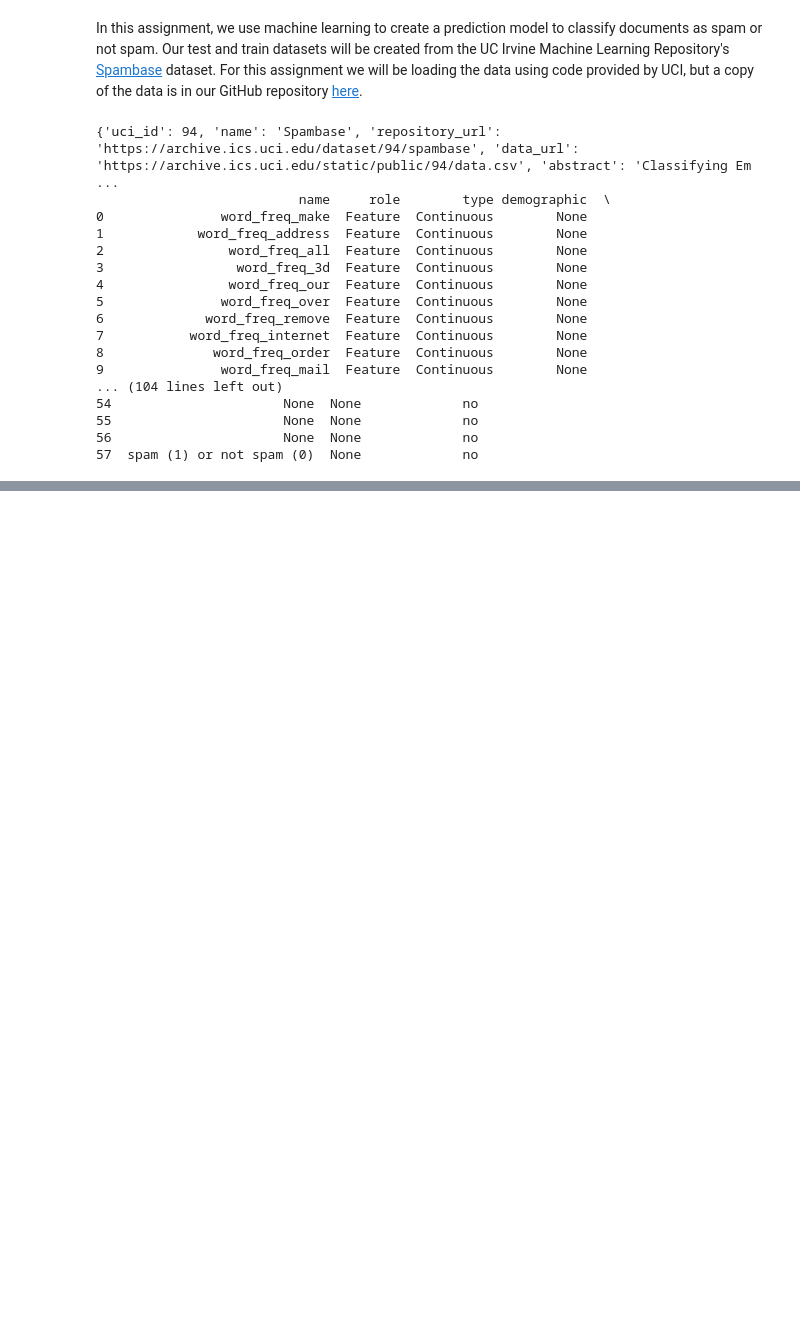
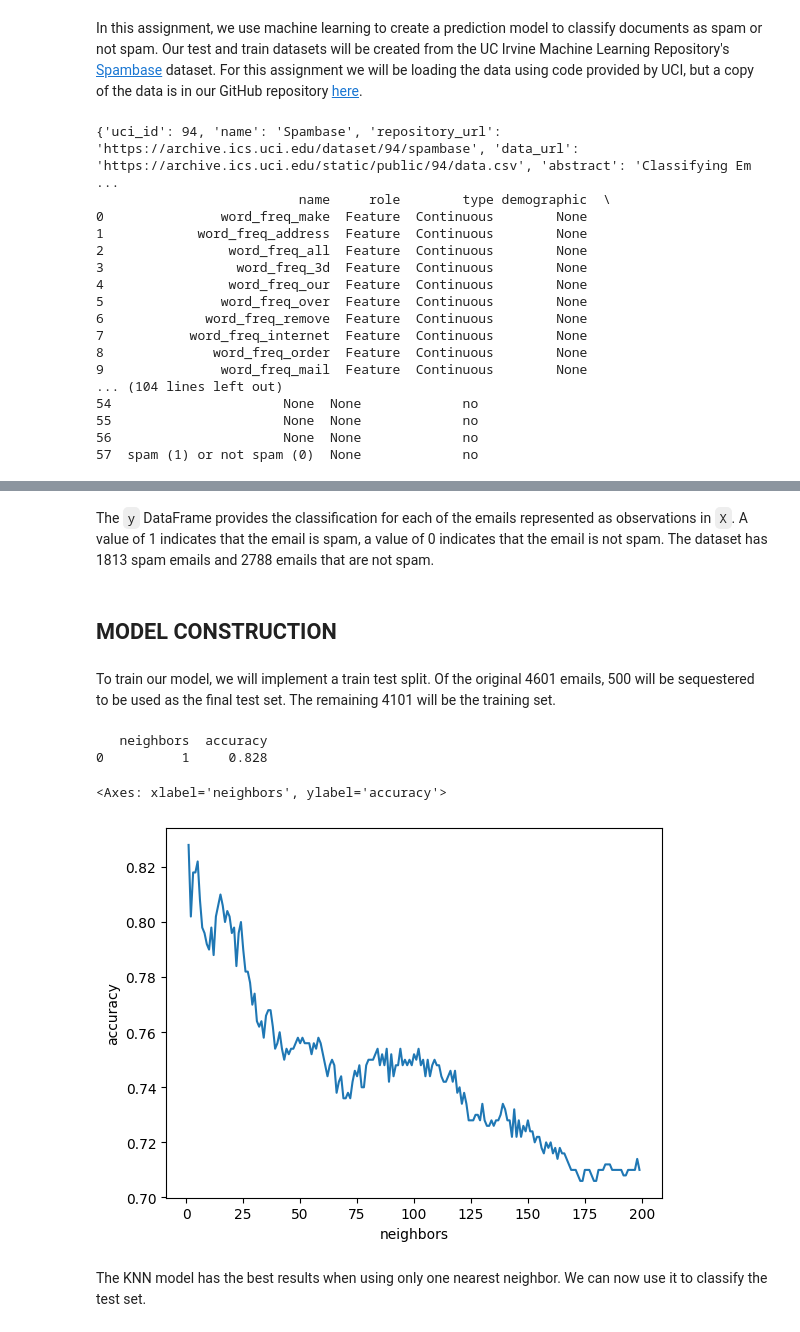
Before and after one commit to Marley-Myrianthopoulos/cunysps_data620, a Jupyter notebook: homework/620_hw6/620_hw6.ipynb, the cells around one changed output, grey strips where cells are left out. Cells and saved outputs as stored; diff of their text form; code cells hidden in the pictures; blank space fills up the shorter version.

```diff
--- a/homework/620_hw6/620_hw6.ipynb
+++ b/homework/620_hw6/620_hw6.ipynb
@@ -49,0 +100,38 @@ print(spambase.variables)
+# %% [markdown]
+The `y` DataFrame provides the classification for each of the emails represented as observations in `X`. A value of 1 indicates that the email is spam, a value of 0 indicates that the email is not spam. The dataset has 1813 spam emails and 2788 emails that are not spam.
+# %% [markdown]
+## MODEL CONSTRUCTION
+# %% [markdown]
+To train our model, we will implement a train test split. Of the original 4601 emails, 500 will be sequestered to be used as the final test set. The remaining 4101 will be the training set.
+# %%
+test_ratio_1 = 500 / 4601
+X_training, X_test, y_training, y_test = train_test_split(X,
+                                                    y,
+                                                    test_size = test_ratio_1,
+                                                    random_state = 1989)
+
+test_ratio_2 = 500 / 4101
+X_train, X_dev_test, y_train, y_dev_test = train_test_split(X_training,
+                                                            y_training,
+                                                            test_size = test_ratio_2,
+                                                            random_state = 1989)
+
+knn_results = []
+possible_neighbors = np.arange(1,200)
+for n in possible_neighbors:
+    model = KNeighborsClassifier(n_neighbors = n)
+    model.fit(X_train, y_train)
+    knn_results.append(model.score(X_dev_test, y_dev_test))
+
+knn_results = pd.DataFrame({'neighbors': possible_neighbors,
+                            'accuracy': knn_results})
+
+print(knn_results[knn_results.accuracy == np.max(knn_results.accuracy)])
+sns.lineplot(data = knn_results, x = 'neighbors', y = 'accuracy')
+# %% [output]
+   neighbors  accuracy
+0          1     0.828
+<Axes: xlabel='neighbors', ylabel='accuracy'>
+[figure, added]
+# %% [markdown]
+The KNN model has the best results when using only one nearest neighbor. We can now use it to classify the test set.
```
Also changed, not shown: parts of 7 cells of this notebook.
